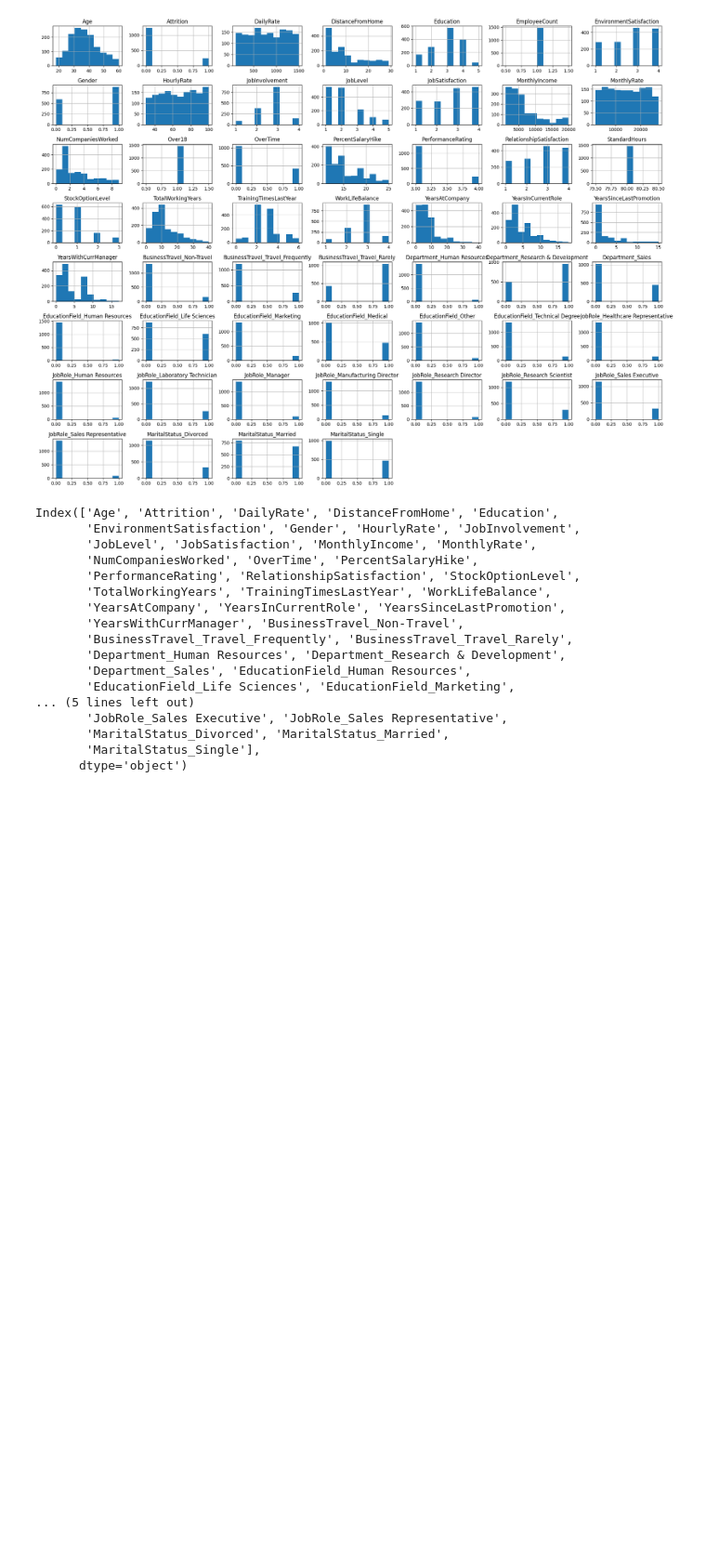
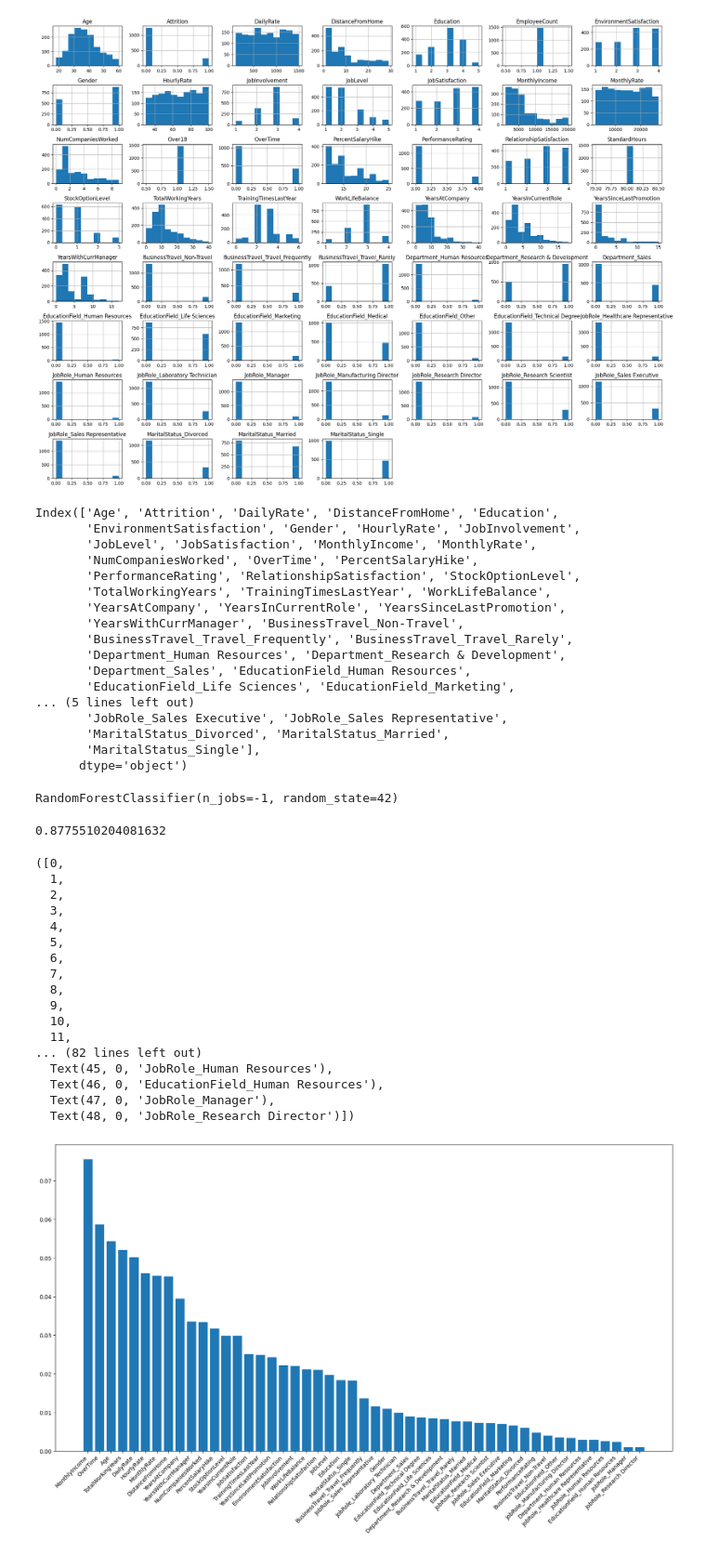
Before and after one commit to l-michalik/MICHALIK, a Jupyter notebook: Machine Learning/03_Predicting Employee Attrition/main.ipynb, the cells around one changed output. Shown: that part at 93% size. Drawn from its saved outputs; the diff is of its cells as text; code cells hidden in the pictures; blank space fills up the shorter version.

Commit message:
Predicting Employee Attrition

```diff
--- a/Machine Learning/03_Predicting Employee Attrition/main.ipynb
+++ b/Machine Learning/03_Predicting Employee Attrition/main.ipynb
@@ -77,3 +76,45 @@ Index(['Age', 'Attrition', 'DailyRate', 'DistanceFromHome', 'Education',
        'MaritalStatus_Divorced', 'MaritalStatus_Married',
        'MaritalStatus_Single'],
       dtype='object')
+# %%
+from sklearn.ensemble import RandomForestClassifier
+from sklearn.model_selection import train_test_split
+
+X, y = df.drop(columns=['Attrition']), df['Attrition']
+X_train, X_test, y_train, y_test = train_test_split(X, y, test_size=0.2, random_state=42)
+# %%
+model = RandomForestClassifier(n_jobs=-1, random_state=42)
+model.fit(X_train, y_train)
+# %% [output]
+RandomForestClassifier(n_jobs=-1, random_state=42)
+# %%
+model.score(X_test, y_test)
+# %% [output]
+0.8775510204081632
+# %%
+sorted_importances =dict(sorted(zip(model.feature_names_in_, model.feature_importances_), key=lambda x: x[1], reverse=True))
+# %%
+import matplotlib.pyplot as plt
+
+plt.figure(figsize=(20, 10))
+plt.bar(sorted_importances.keys(), sorted_importances.values())
+plt.xticks(rotation=45, horizontalalignment='right')
+# %% [output]
+([0,
+  1,
+  2,
+  3,
+  4,
+  5,
+  6,
+  7,
+  8,
+  9,
+  10,
+  11,
+... (82 lines left out)
+  Text(45, 0, 'JobRole_Human Resources'),
+  Text(46, 0, 'EducationField_Human Resources'),
+  Text(47, 0, 'JobRole_Manager'),
+  Text(48, 0, 'JobRole_Research Director')])
+[figure, added]
```
Also changed, not shown: parts of 1 cell of this notebook.
